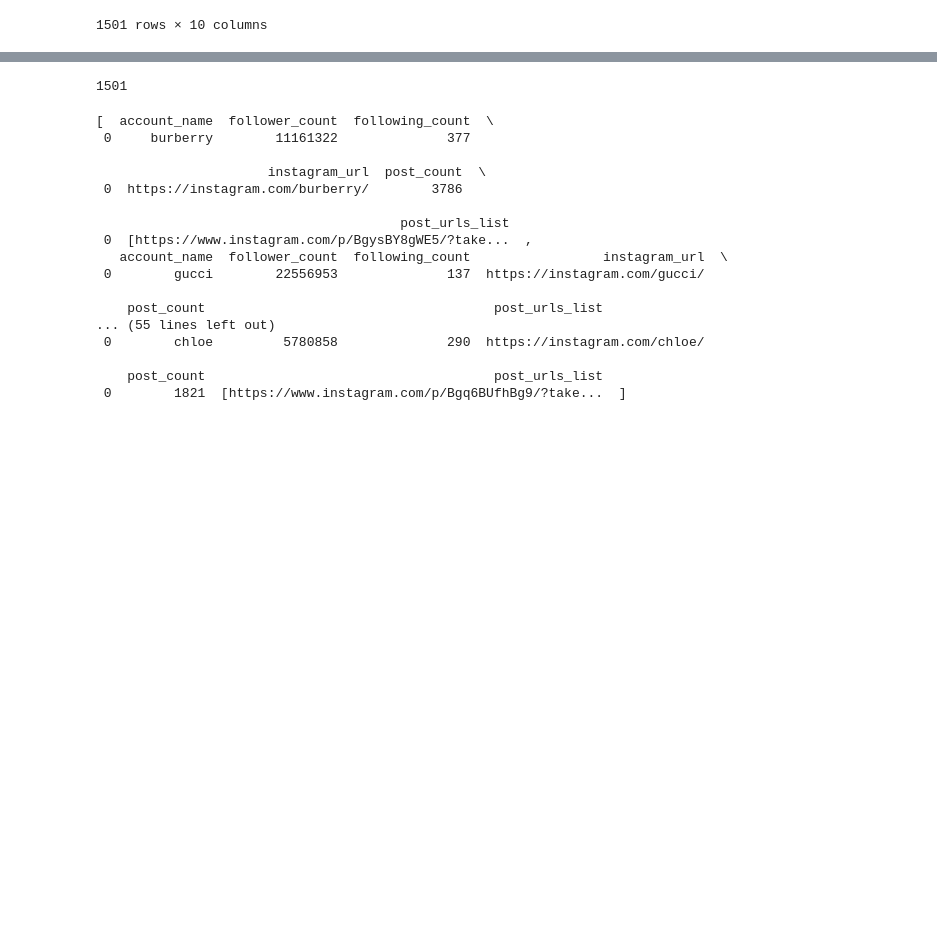
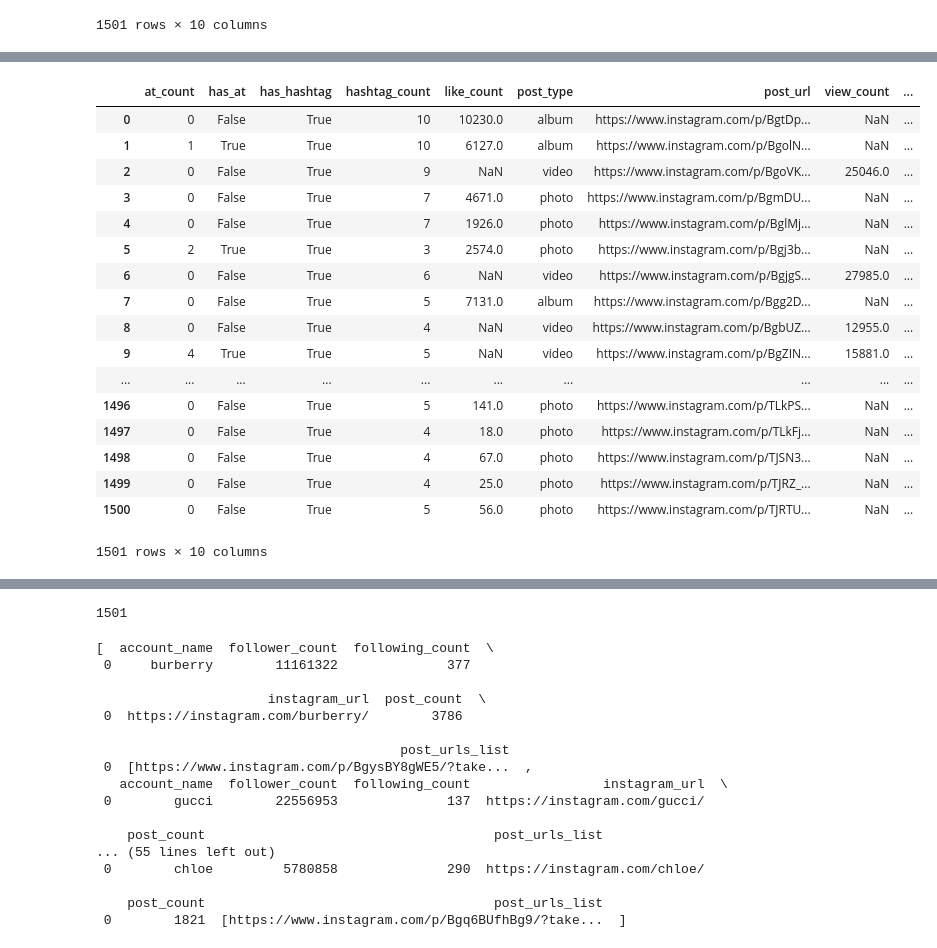
Before and after one commit to rayraysheng/project-2-data-vis, a Jupyter notebook: code_testing.ipynb, the cells around one changed output, grey strips where cells are left out. Drawn from its saved outputs; the diff is of its cells as text; code cells hidden in the pictures; blank space fills up the shorter version.

```diff
--- a/code_testing.ipynb
+++ b/code_testing.ipynb
@@ -57,0 +89,6 @@ test_df
+# %%
+test_df['post_datetime'] = [
+        datetime.strptime(each, '%Y-%m-%dT%H:%M:%S.000Z') \
+        for each in test_df['post_datetime_str']
+    ]
+test_df
@@ -57,0 +114,21 @@ test_df
+# %%
+test_df.drop(labels=['post_datetime_str'], axis=1)
+# %% [output]
+|  | at_count | has_at | has_hashtag | hashtag_count | like_count | post_type | post_url | view_count | ... |
+| 0 | 0 | False | True | 10 | 10230.0 | album | https://www.instagram.com/p/BgtDp... | NaN | ... |
+| 1 | 1 | True | True | 10 | 6127.0 | album | https://www.instagram.com/p/BgolN... | NaN | ... |
+| 2 | 0 | False | True | 9 | NaN | video | https://www.instagram.com/p/BgoVK... | 25046.0 | ... |
+| 3 | 0 | False | True | 7 | 4671.0 | photo | https://www.instagram.com/p/BgmDU... | NaN | ... |
+| 4 | 0 | False | True | 7 | 1926.0 | photo | https://www.instagram.com/p/BglMj... | NaN | ... |
+| 5 | 2 | True | True | 3 | 2574.0 | photo | https://www.instagram.com/p/Bgj3b... | NaN | ... |
+| 6 | 0 | False | True | 6 | NaN | video | https://www.instagram.com/p/BgjgS... | 27985.0 | ... |
+| 7 | 0 | False | True | 5 | 7131.0 | album | https://www.instagram.com/p/Bgg2D... | NaN | ... |
+| 8 | 0 | False | True | 4 | NaN | video | https://www.instagram.com/p/BgbUZ... | 12955.0 | ... |
+| 9 | 4 | True | True | 5 | NaN | video | https://www.instagram.com/p/BgZIN... | 15881.0 | ... |
+| ... | ... | ... | ... | ... | ... | ... | ... | ... | ... |
+| 1496 | 0 | False | True | 5 | 141.0 | photo | https://www.instagram.com/p/TLkPS... | NaN | ... |
+| 1497 | 0 | False | True | 4 | 18.0 | photo | https://www.instagram.com/p/TLkFj... | NaN | ... |
+| 1498 | 0 | False | True | 4 | 67.0 | photo | https://www.instagram.com/p/TJSN3... | NaN | ... |
+| 1499 | 0 | False | True | 4 | 25.0 | photo | https://www.instagram.com/p/TJRZ_... | NaN | ... |
+| 1500 | 0 | False | True | 5 | 56.0 | photo | https://www.instagram.com/p/TJRTU... | NaN | ... |
+1501 rows × 10 columns
```
Also changed, not shown: parts of 11 cells of this notebook, 4 other files.
